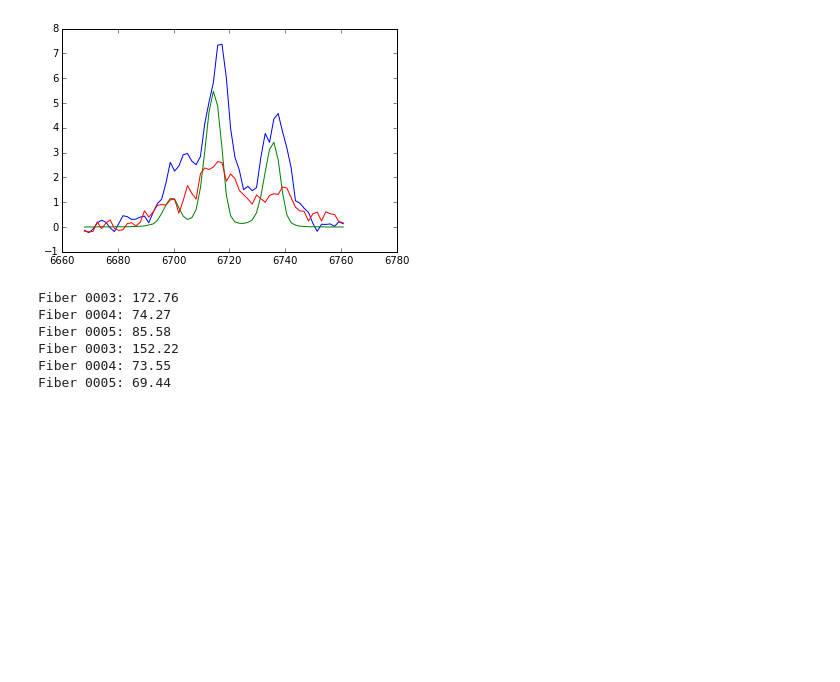
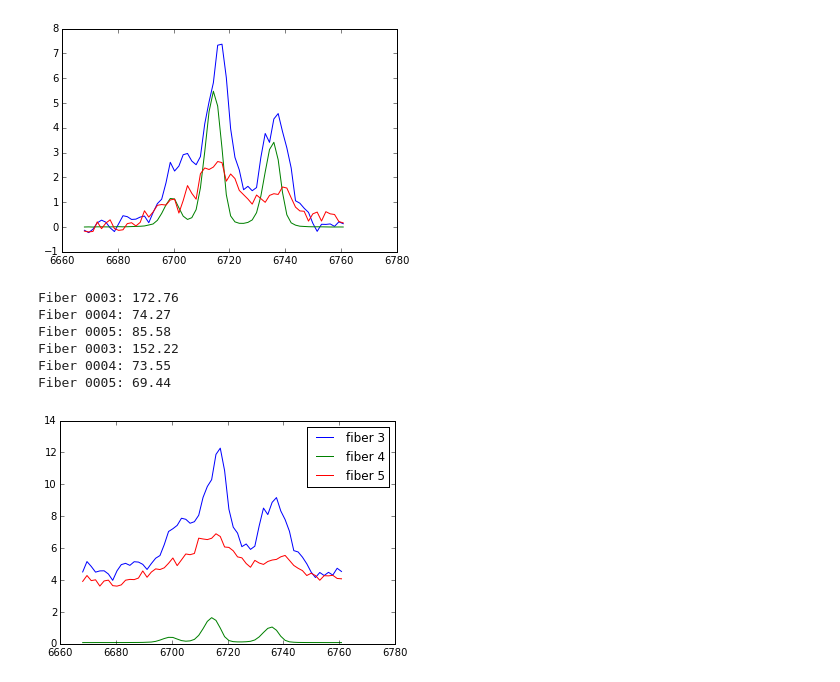
Before and after one commit to kgage/bossghost, a Jupyter notebook: Fiber4.ipynb, the cells around one changed output. Saved outputs shown, nothing was run; the diff lists cells and outputs as text; code cells hidden in the pictures; blank space fills up the shorter version.

```diff
--- a/Fiber4.ipynb
+++ b/Fiber4.ipynb
@@ -47,3 +47,7 @@ Fiber 0005: 85.58
 Fiber 0003: 152.22
 Fiber 0004: 73.55
 Fiber 0005: 69.44
+# %%
+spike1.plt_all(sky = True, sep = False, small = True)
+# %% [output]
+[figure, added]
```
Also changed, not shown: 3 other files.
